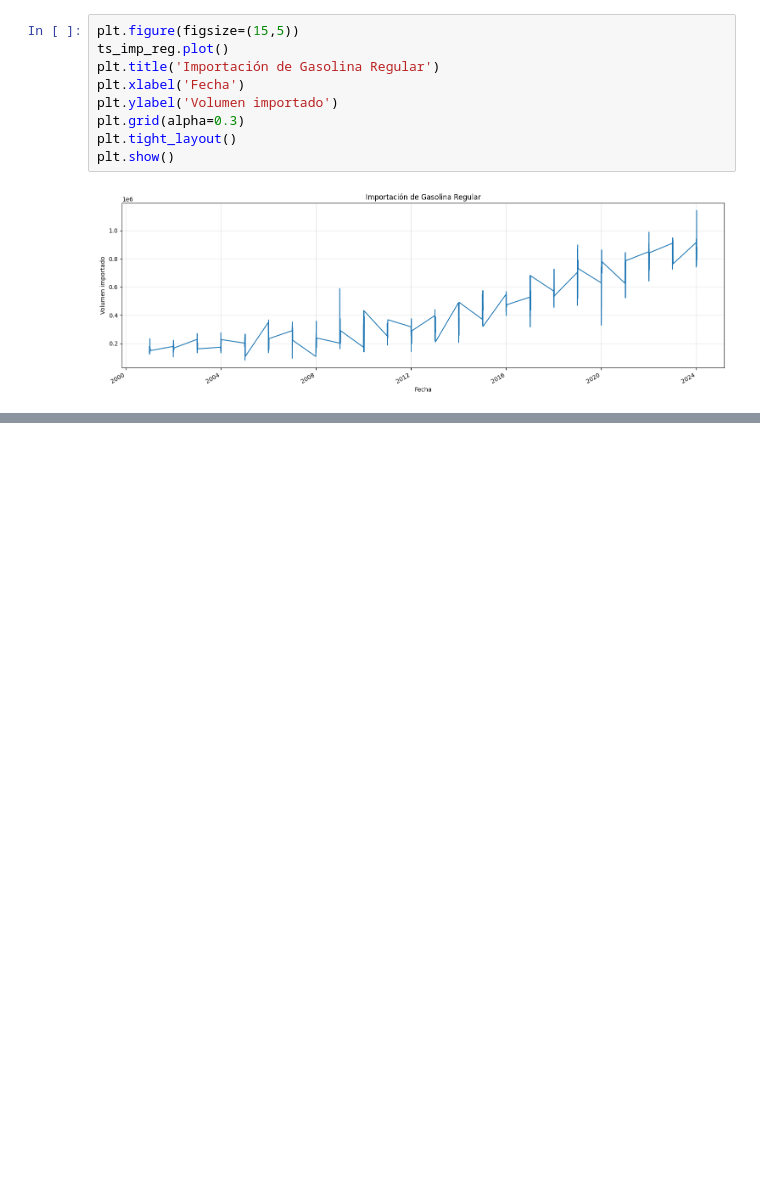
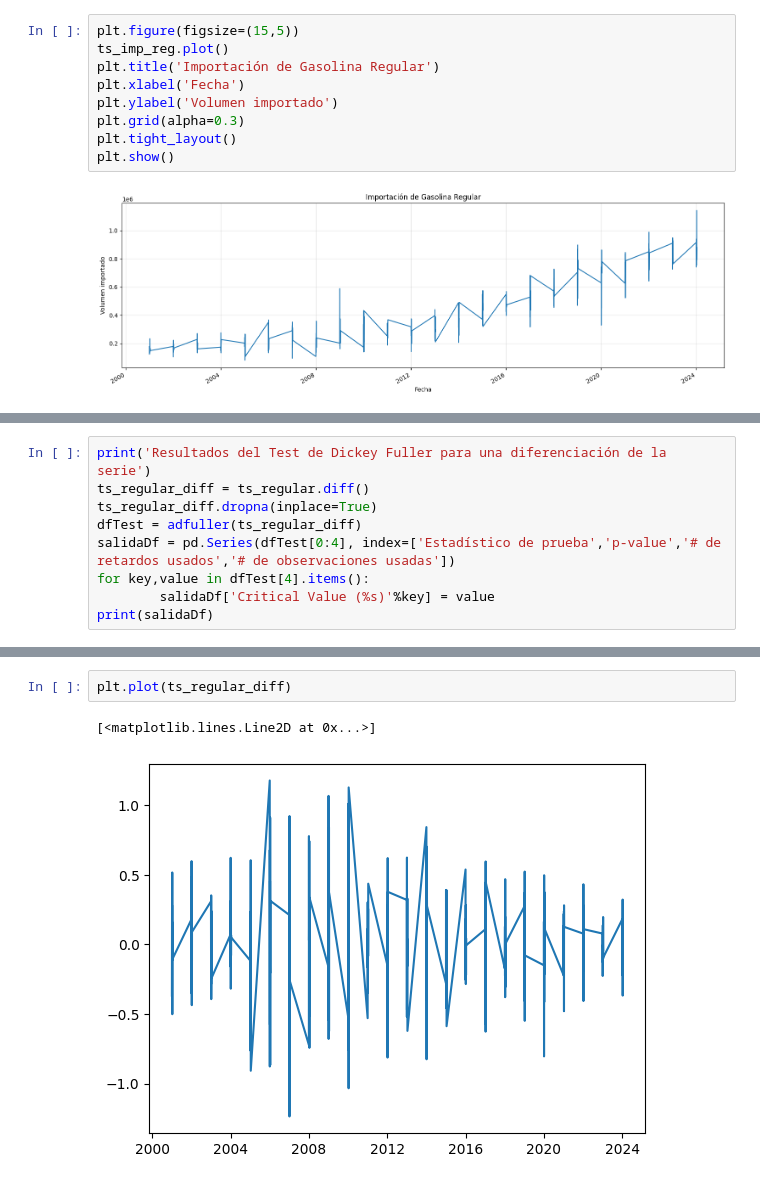
Before and after one commit to xtsebas/time_series, a Jupyter notebook: analisis_series_tiempo.ipynb, the cells around one changed output, grey strips where cells are left out. Cells and saved outputs as stored; diff of their text form; blank space fills up the shorter version.

```diff
--- a/analisis_series_tiempo.ipynb
+++ b/analisis_series_tiempo.ipynb
@@ -81,0 +150,9 @@ plt.show()
+# %%
+print('Resultados del Test de Dickey Fuller para una diferenciación de la serie')
+ts_regular_diff = ts_regular.diff()
+ts_regular_diff.dropna(inplace=True)
+dfTest = adfuller(ts_regular_diff)
+salidaDf = pd.Series(dfTest[0:4], index=['Estadístico de prueba','p-value','# de retardos usados','# de observaciones usadas'])
+for key,value in dfTest[4].items():
+        salidaDf['Critical Value (%s)'%key] = value
+print(salidaDf)
@@ -81,0 +169,5 @@ plt.show()
+# %%
+plt.plot(ts_regular_diff)
+# %% [output]
+[<matplotlib.lines.Line2D at 0x...>]
+[figure, added]
```
Also changed, not shown: parts of 27 cells of this notebook.
